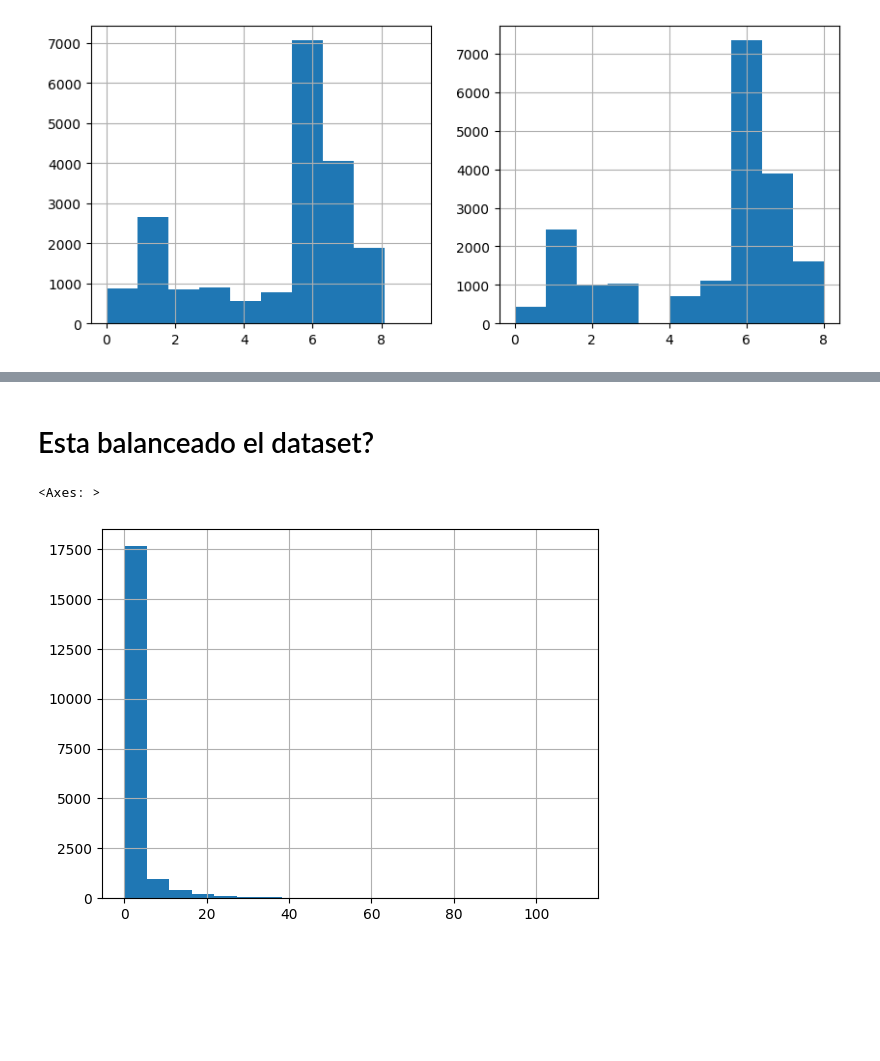
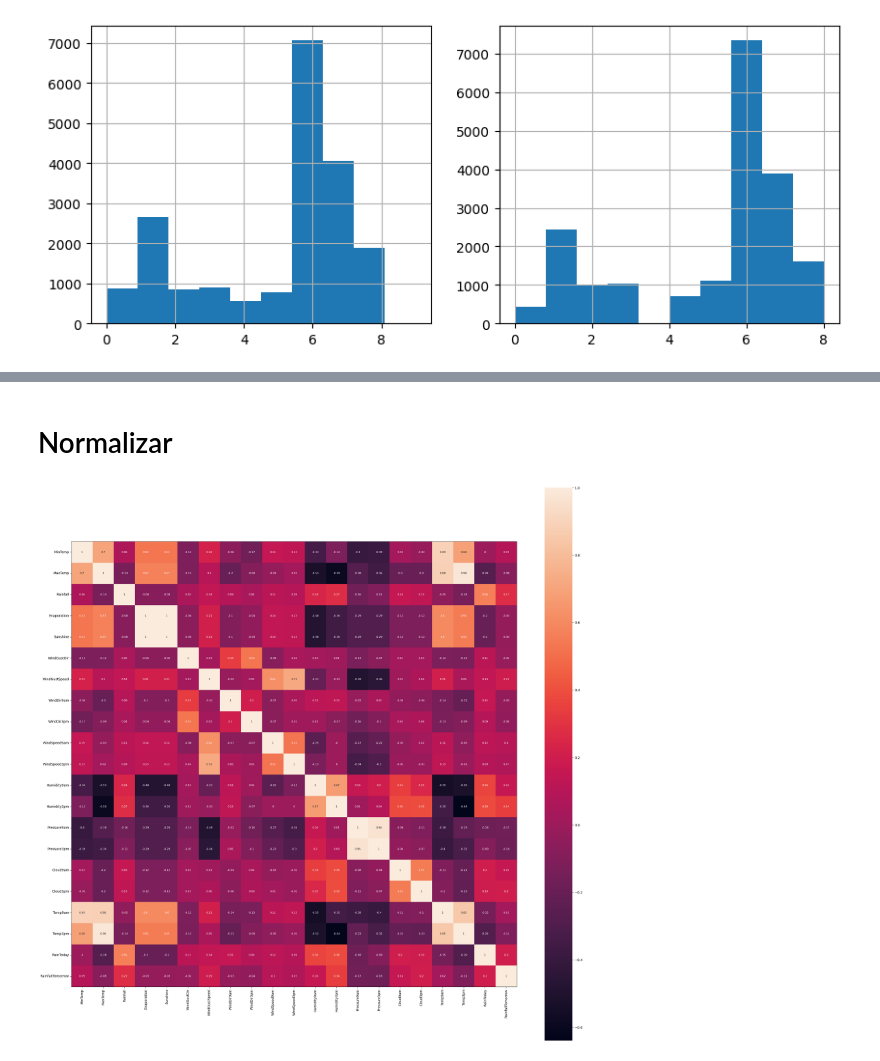
Before and after one commit to Nameless-86/AA1-TUIA-Petetta, a Jupyter notebook: eda.ipynb, the cells around one changed output, grey strips where cells are left out. Saved outputs shown, nothing was run; the diff lists cells and outputs as text; code cells hidden in the pictures; blank space fills up the shorter version.

```diff
--- a/eda.ipynb
+++ b/eda.ipynb
@@ -442,7 +441,0 @@ memory usage: 3.3+ MB
-# %% [markdown]
-# Esta balanceado el dataset?
-# %%
-dataframe_regresion['RainfallTomorrow'].hist(bins=20)
-# %% [output]
-<Axes: >
-[figure, removed]
@@ -448,0 +458,2 @@ dataframe_regresion['RainfallTomorrow'].hist(bins=20)
+# %% [markdown]
+# Normalizar
@@ -448,0 +462,27 @@ dataframe_regresion['RainfallTomorrow'].hist(bins=20)
+# %%
+scaler = StandardScaler()
+
+dataframe_regresion_sn = dataframe_regresion.copy()
+
+#dataframe_regresion = scaler.fit_transform(dataframe_regresion)
+
+x_test_reg = scaler.fit_transform(x_test_reg)
+y_test_reg = scaler.fit_transform(pd.DataFrame(y_test_reg))
+# %%
+plt.figure(figsize=(30, 30))
+
+heatmap = sns.heatmap(
+    dataframe_regresion_sn.corr().round(2),
+    annot=True,
+    square=True,
+    annot_kws={'size': 8},
+)
+
+for _, spine in heatmap.spines.items():
+    spine.set_visible(True)
+plt.yticks(rotation=0)
+plt.xticks(rotation=90)
+
+plt.show()
+# %% [output]
+[figure, added]
```
Also changed, not shown: parts of 23 cells of this notebook.
